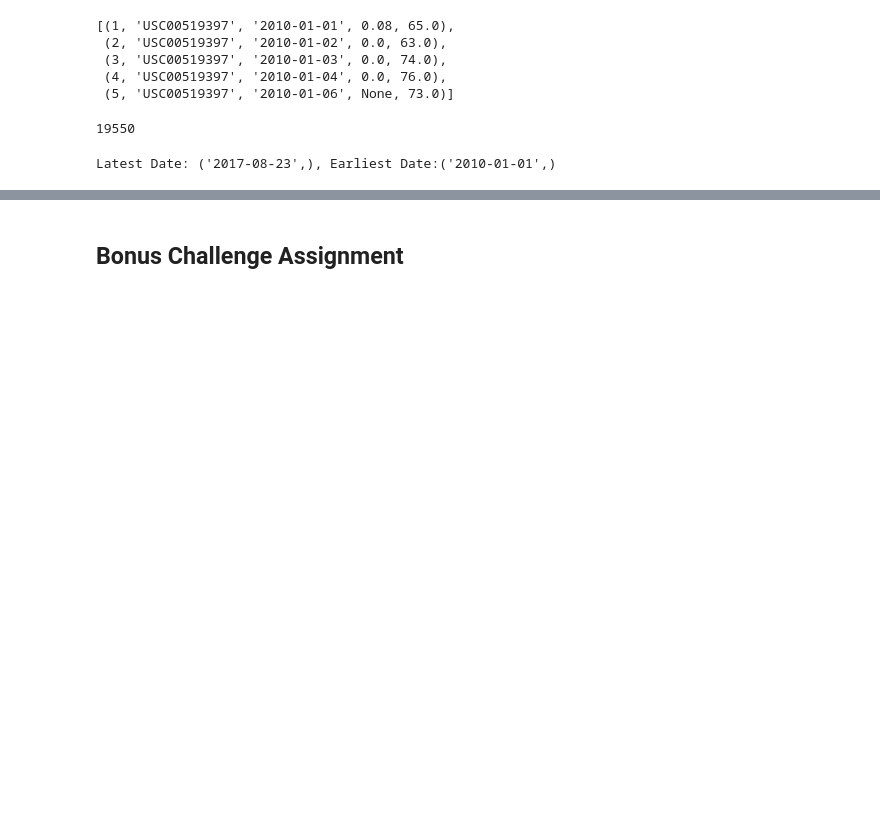
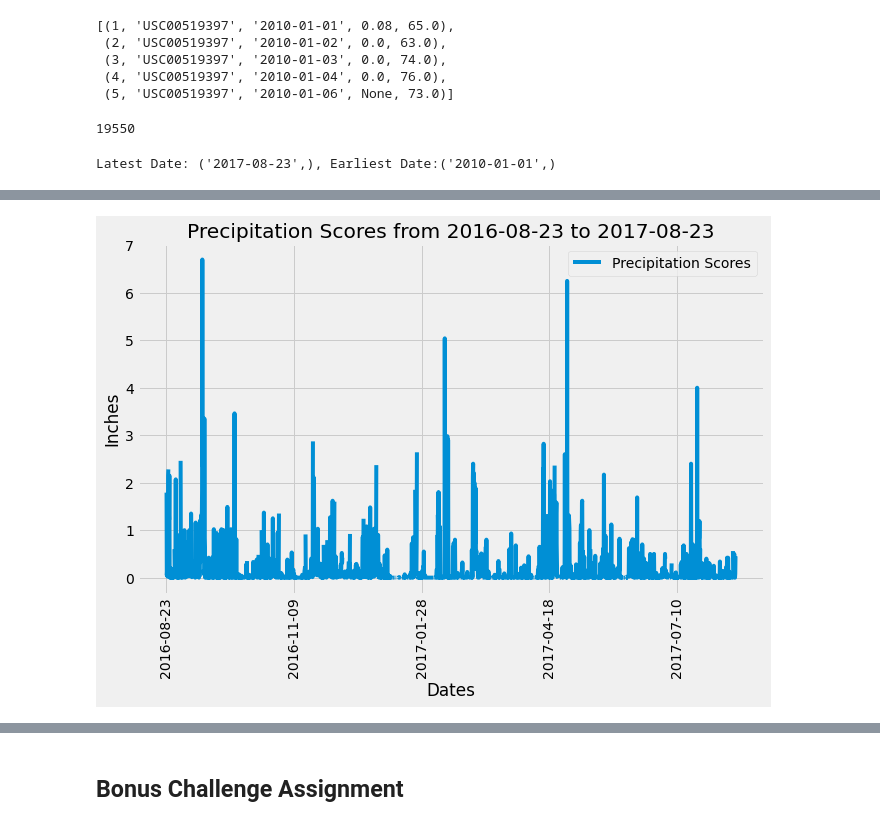
Before and after one commit to jinahporter/sqlalchemy-challenge, a Jupyter notebook: climate_starter.ipynb, the cells around one changed output, grey strips where cells are left out. Saved outputs shown, nothing was run; the diff lists cells and outputs as text; code cells hidden in the pictures; blank space fills up the shorter version.

Commit message:
precipitation scores update

```diff
--- a/climate_starter.ipynb
+++ b/climate_starter.ipynb
@@ -126,0 +116,8 @@ Latest Date: ('2017-08-23',), Earliest Date:('2010-01-01',)
+# %%
+# Calculate the date 1 year ago from the last data point in the database
+# Question -- put the actual date or the "latest" variable?
+year_ago = dt.date(2017,8,23) - dt.timedelta(days=365)
+print(year_ago)
+latest_date = dt.date(2017,8,23)
+print(f"The last 12 months between {year_ago} and {latest_date}")
+# dt.date.today().strftime('%m/%d/%Y')
@@ -126,0 +127,4 @@ Latest Date: ('2017-08-23',), Earliest Date:('2010-01-01',)
+# %%
+# Perform a query to retrieve the data and precipitation scores
+prcp_scores = session.query(Measurement.date, Measurement.prcp).filter(Measurement.date >= year_ago).filter(Measurement.date <= latest_date).all()
+prcp_scores
@@ -126,0 +149,5 @@ Latest Date: ('2017-08-23',), Earliest Date:('2010-01-01',)
+# %%
+# Save the query results as a Pandas DataFrame and set the index to the date column
+df = pd.DataFrame(prcp_scores).rename(columns={"date":"Date", "prcp":"Precipitation Scores"})
+df.set_index("Date", inplace=True)
+df.head(10)
@@ -126,0 +167,4 @@ Latest Date: ('2017-08-23',), Earliest Date:('2010-01-01',)
+# %%
+# Sort the dataframe by date
+sort_df = df.sort_values(by=["Date"])
+sort_df.head(10)
@@ -126,0 +184,10 @@ Latest Date: ('2017-08-23',), Earliest Date:('2010-01-01',)
+# %%
+# Use Pandas Plotting with Matplotlib to plot the data
+sort_df.plot(label="Precipitation Scores", figsize=(10,6), rot=90)
+plt.xlabel("Dates")
+plt.ylabel("Inches")
+plt.title(f"Precipitation Scores from {year_ago} to {latest_date}")
+plt.legend()
+plt.show()
+# %% [output]
+[figure, added]
```
Also changed, not shown: parts of 7 cells of this notebook.
